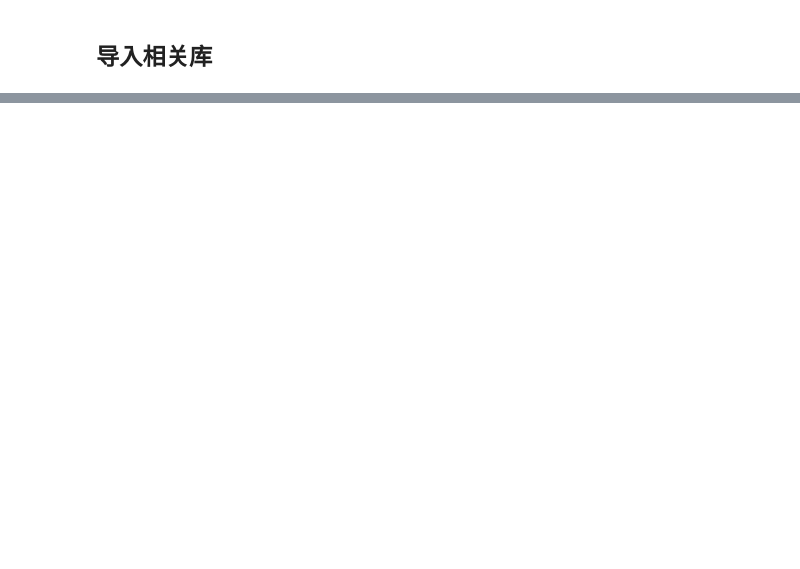
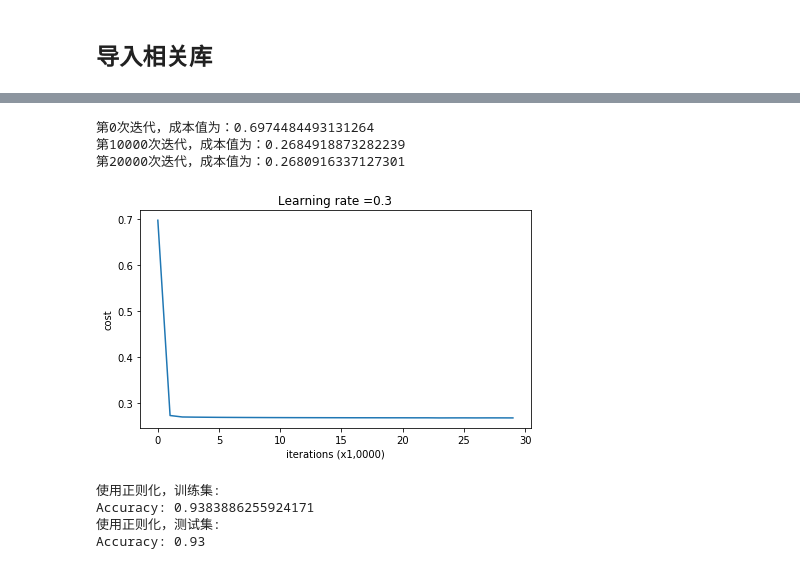
Before and after one commit to Ti-Ho/MyIPythonNotebook, a Jupyter notebook: Course2_改善深层神经网络/work1/2.正则化_Regularization.ipynb, the cells around one changed output, grey strips where cells are left out. Drawn from its saved outputs; the diff is of its cells as text; code cells hidden in the pictures; blank space fills up the shorter version.

```diff
--- a/Course2_改善深层神经网络/work1/2.正则化_Regularization.ipynb
+++ b/Course2_改善深层神经网络/work1/2.正则化_Regularization.ipynb
@@ -31,0 +235,15 @@ plt.rcParams['image.cmap'] = 'gray'
+# %%
+parameters = model(train_X, train_Y, lambd=0.7,is_plot=True)
+print("使用正则化，训练集:")
+predictions_train = reg_utils.predict(train_X, train_Y, parameters)
+print("使用正则化，测试集:")
+predictions_test = reg_utils.predict(test_X, test_Y, parameters)
+# %% [output]
+第0次迭代，成本值为：0.6974484493131264
+第10000次迭代，成本值为：0.2684918873282239
+第20000次迭代，成本值为：0.2680916337127301
+[figure, added]
+使用正则化，训练集:
+Accuracy: 0.9383886255924171
+使用正则化，测试集:
+Accuracy: 0.93
```
Also changed, not shown: parts of 25 cells of this notebook, 1 other file.
